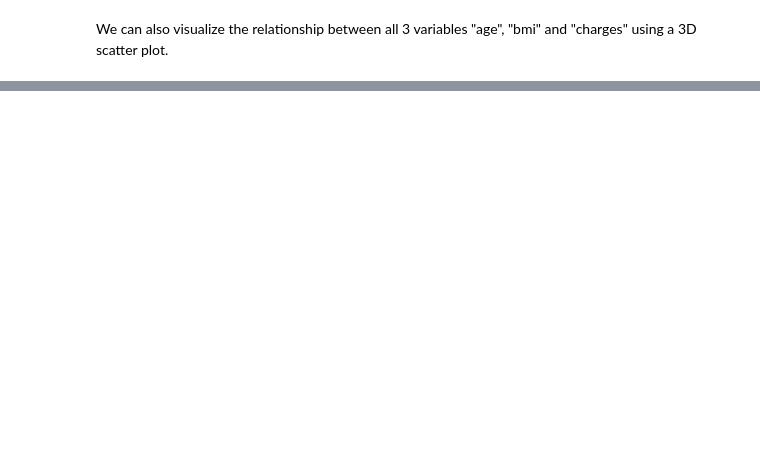
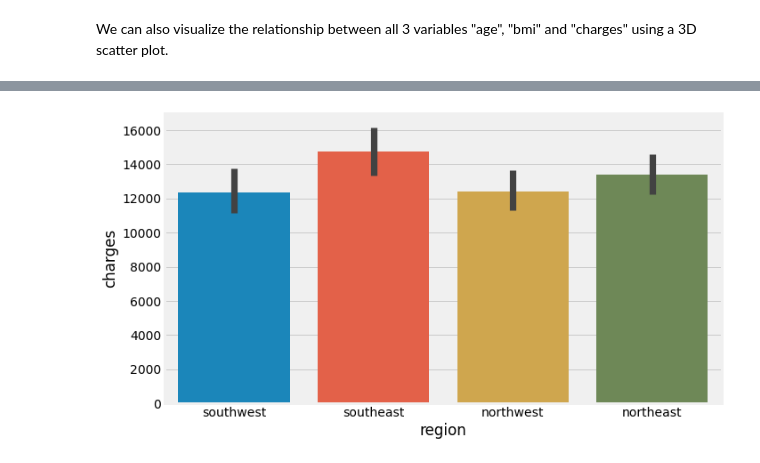
Before and after one commit to dajebbar/Predicting-Medical-Expenses-using-Linear-Regression, a Jupyter notebook: Linear_Regression.ipynb, the cells around one changed output, grey strips where cells are left out. Cells and saved outputs as stored; diff of their text form; code cells hidden in the pictures; blank space fills up the shorter version.

```diff
--- a/Linear_Regression.ipynb
+++ b/Linear_Regression.ipynb
@@ -736,0 +935,4 @@ fig.show()
+# %%
+sns.barplot(data=medical_df, x='region', y='charges');
+# %% [output]
+[figure, added]
```
Also changed, not shown: parts of 38 cells of this notebook.
